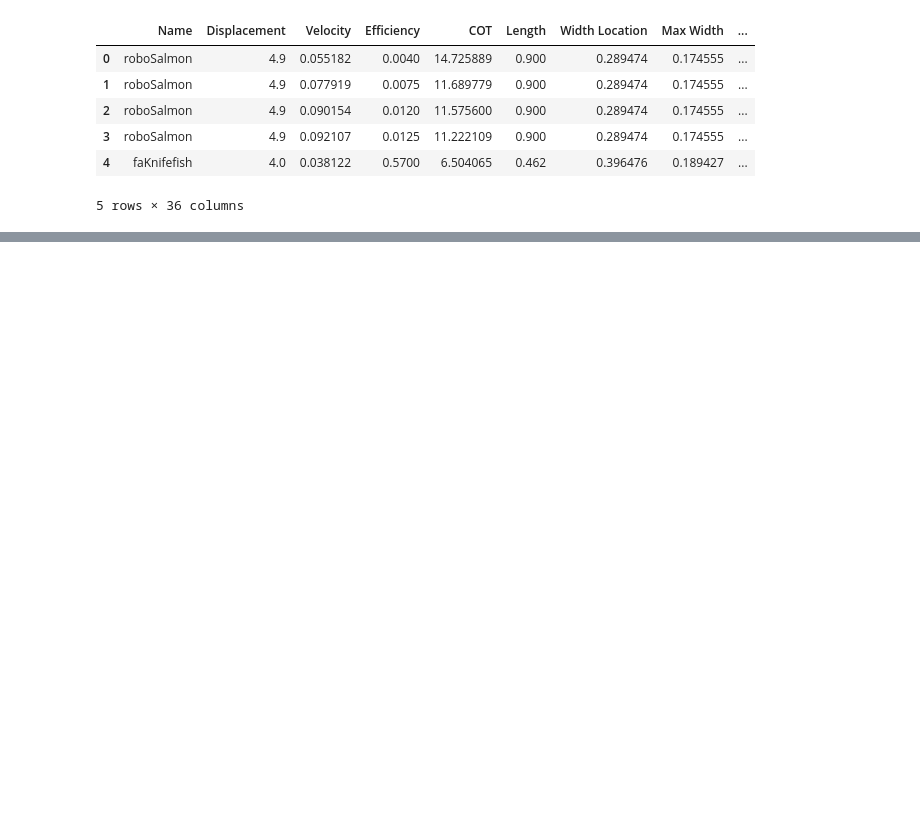
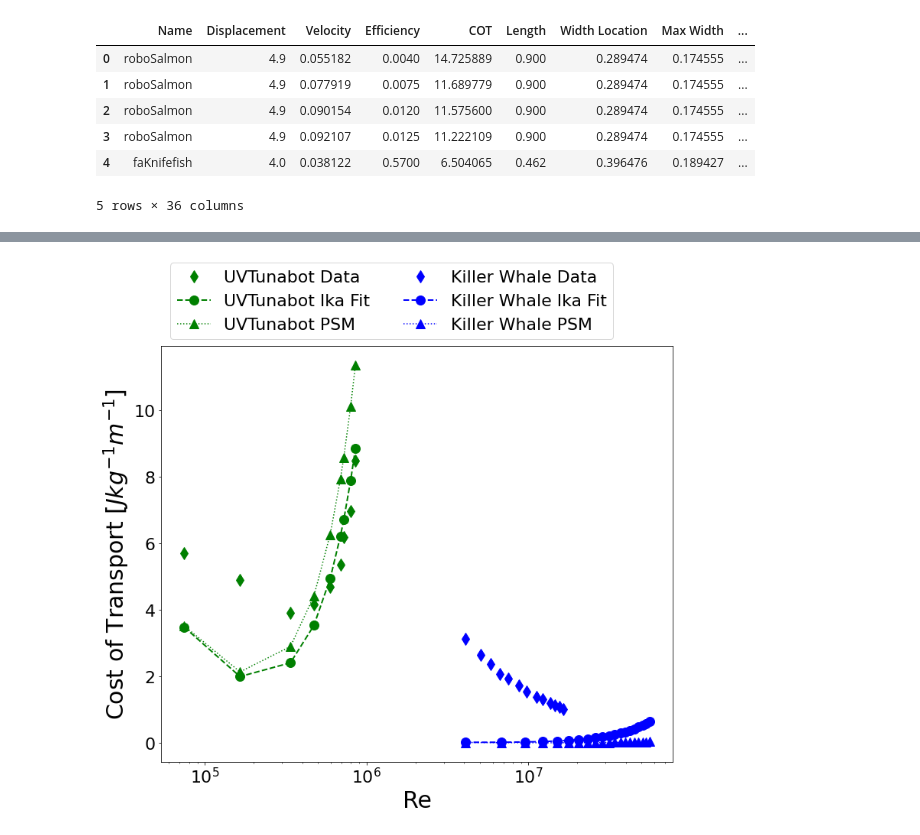
Before and after one commit to michaelcoe/Ika-Fit, a Jupyter notebook: fullCoTComparison.ipynb, the cells around one changed output, grey strips where cells are left out. Saved outputs shown, nothing was run; the diff lists cells and outputs as text; code cells hidden in the pictures; blank space fills up the shorter version.

```diff
--- a/fullCoTComparison.ipynb
+++ b/fullCoTComparison.ipynb
@@ -343,0 +357,24 @@ fig5.savefig(Path(figurePath).joinpath('robot_COT.pdf'), facecolor='w', bbox_inc
+# %%
+fig6, ax6 = plt.subplots(figsize=(12,10))
+uvTunabot_Re = uvTunabot_cot['Velocity'].values * uvTunabot_cot['Length'].values[0] / kinVisc
+killerWhale_Re = velocity_killerWhale * length_killerWhale / kinVisc
+
+# uvTunabot
+ax6.plot(uvTunabot_Re, uvTunabot_cot["COT_Raw"], 'gd', label='UVTunabot Data')
+ax6.plot(uvTunabot_Re, uvTunabot_cot["COT_calc"], 'go--', label="UVTunabot Ika Fit", linewidth=2)
+ax6.plot(uvTunabot_Re, uvTunabot_cot["COT_Ellipse"], 'g^:', label="UVTunabot PSM")
+
+# Orca Data
+ax6.plot(killerWhale_cot['Velocity'].values * killerWhale_cot['Length'].values[0] / kinVisc, killerWhale_cot["COT_Raw"], 'bd', label='Killer Whale Data')
+ax6.plot(killerWhale_Re, cot_killerWhale_calc, 'bo--', label="Killer Whale Ika Fit", linewidth=2)
+ax6.plot(killerWhale_Re, cot_killerWhale_ellipse, 'b^:', label="Killer Whale PSM")
+
+ax6.set_xlabel("Re", fontsize=30)
+ax6.set_ylabel("Cost of Transport $[Jkg^{-1}m^{-1}]$", fontsize=30)
+ax6.legend(loc='best', ncol=2, bbox_to_anchor=(0.9, 1.22))
+
+ax6.set_xscale('log')
+
+fig6.savefig(Path(figurePath).joinpath('tunabot_killerwhale.pdf'), facecolor='w', bbox_inches='tight', dpi=300)
+# %% [output]
+[figure, added]
```
Also changed, not shown: parts of 4 cells of this notebook, 9 other files.
